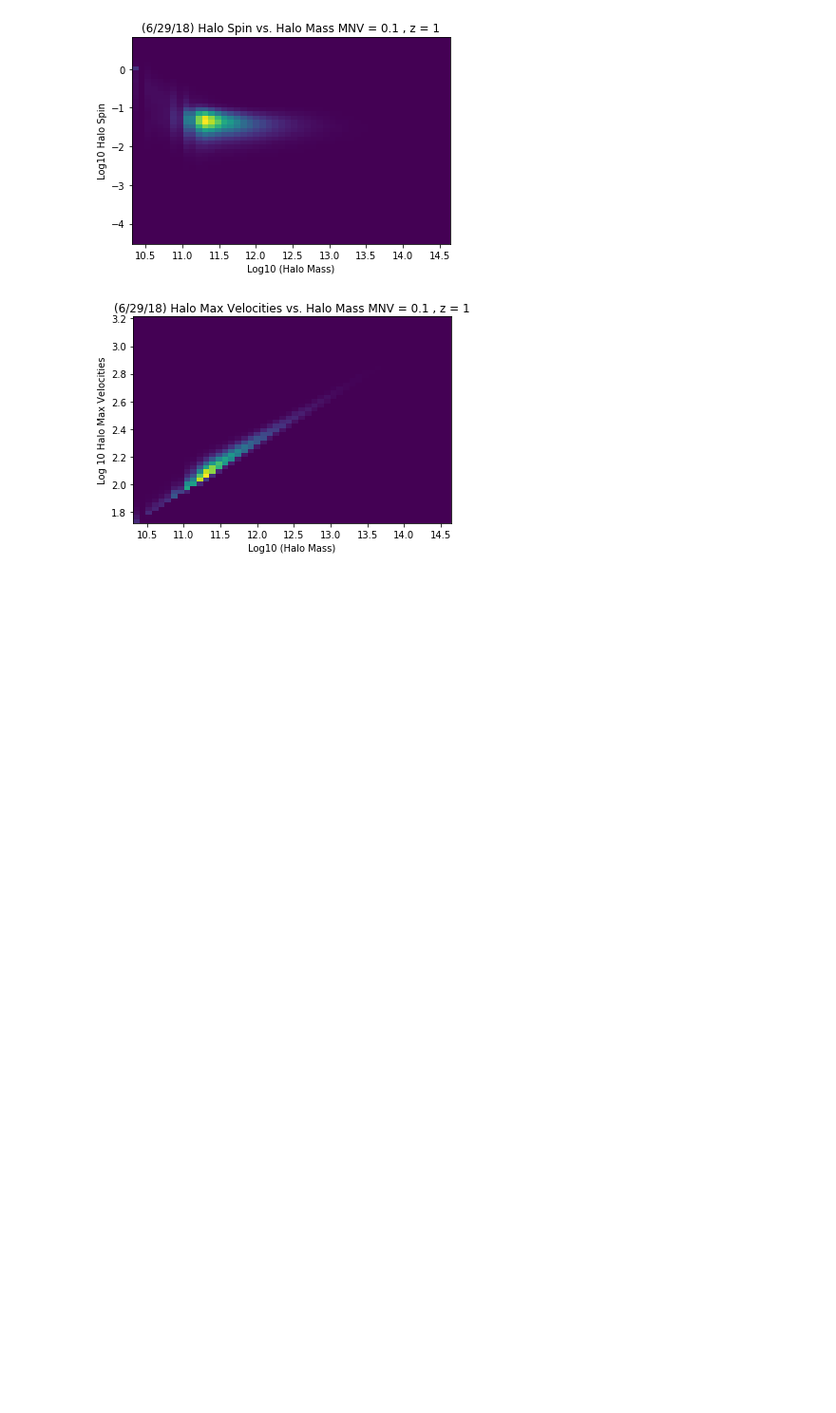
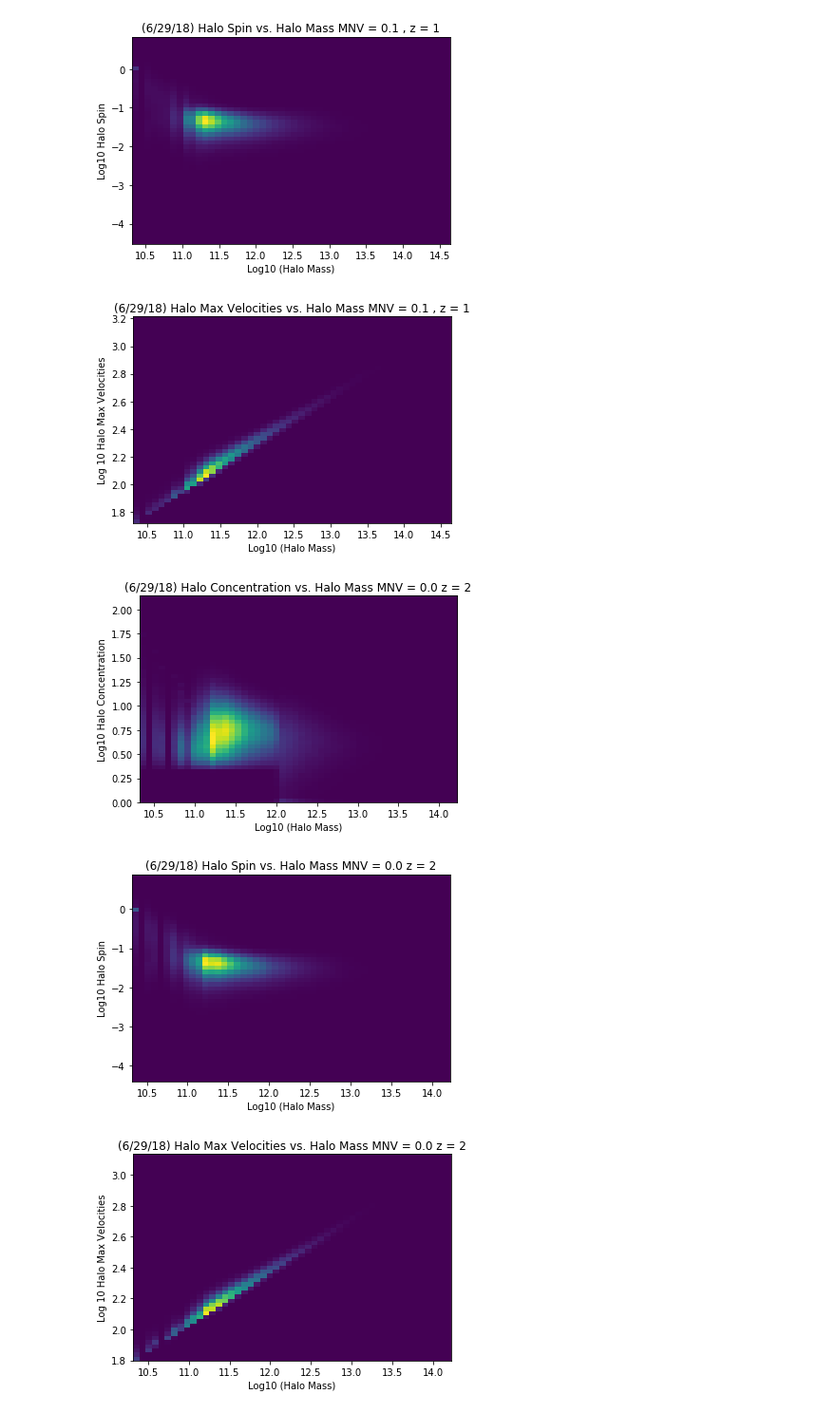
Before and after one commit to may32098/ASTROUSRP_halos_with_neutrinos, a Jupyter notebook: halo_cat_process.ipynb, the cells around one changed output. Shown at 95% size. Drawn from its saved outputs; the diff is of its cells as text; code cells hidden in the pictures; blank space fills up the shorter version.

```diff
--- a/halo_cat_process.ipynb
+++ b/halo_cat_process.ipynb
@@ -587,3 +587,47 @@ Total runtime to read in ASCII = 22.86 seconds
 [figure]
 [figure]
 [figure]
+# %%
+def plot_assembly(mass_fn, con_fn, spin_fn, vmax_fn, PID_fn, mnv, z):
+
+    mass_arr = np.load(mass_fn)
+    halo_c_arr = np.load(con_fn)
+    halo_spin_arr = np.load(spin_fn)
+    halo_vmax_arr = np.load(vmax_fn)
+    PID_arr = np.load(PID_fn)
+
+    parents_mask = PID_arr == -1 # boolean array with True for parent halos and False for subhalos
+    subhalo_mask = PID_arr != -1 # boolean array with True for subhalos and False for parent halos
+
+    mass_parents = mass_arr[parents_mask]
+    c_parents = halo_c_arr[parents_mask]
+    spin_parents = halo_spin_arr[parents_mask]
+    vmax_parents = halo_vmax_arr[parents_mask]
+
+    plt.hist2d(mass_parents, c_parents, bins = (50, 50))
+    #plt.plot(mass_arr[subhalo_mask], halo_c_arr[subhalo_mask], label = "Sub Halos")
+
+    plt.title("(6/29/18) Halo Concentration vs. Halo Mass MNV = " + str(mnv) + " z = " + str(z))
+    plt.xlabel("Log10 (Halo Mass)")
+    plt.ylabel("Log10 Halo Concentration")
+    plt.show()
+
+    plt.hist2d(mass_parents, spin_parents, bins = (50, 50))
+    #plt.plot(mass_arr[subhalo_mask], halo_c_arr[subhalo_mask], label = "Sub Halos")
+
+    plt.title("(6/29/18) Halo Spin vs. Halo Mass MNV = " + str(mnv) + " z = " + str(z))
+    plt.xlabel("Log10 (Halo Mass)")
+    plt.ylabel("Log10 Halo Spin")
+    plt.show()
+
+    plt.hist2d(mass_parents, vmax_parents, bins = (50, 50))
+    #plt.plot(mass_arr[subhalo_mask], halo_c_arr[subhalo_mask], label = "Sub Halos")
+
+    plt.title("(6/29/18) Halo Max Velocities vs. Halo Mass MNV = " + str(mnv) + " z = " + str(z))
+    plt.xlabel("Log10 (Halo Mass)")
+    plt.ylabel("Log 10 Halo Max Velocities")
+    plt.show()
+# %% [output]
+[figure, added]
+[figure, added]
+[figure, added]
```
Also changed, not shown: parts of 4 cells of this notebook.
